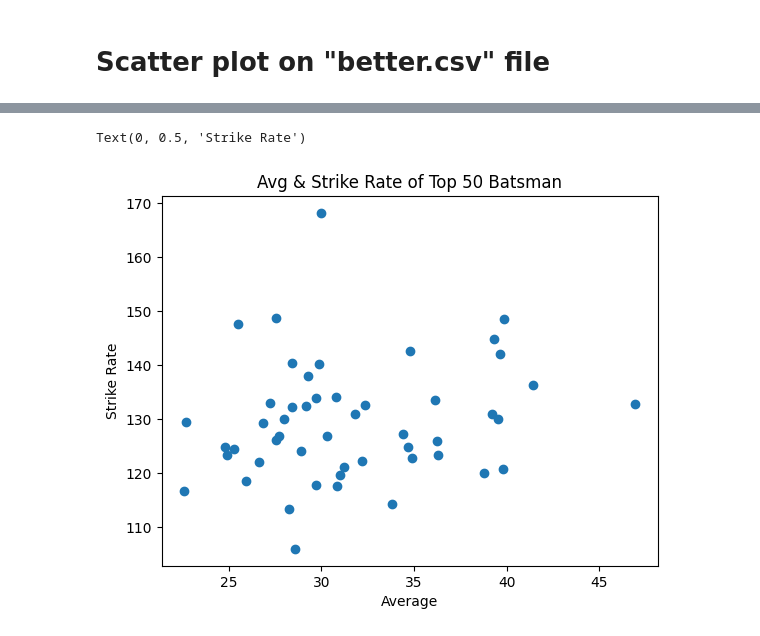
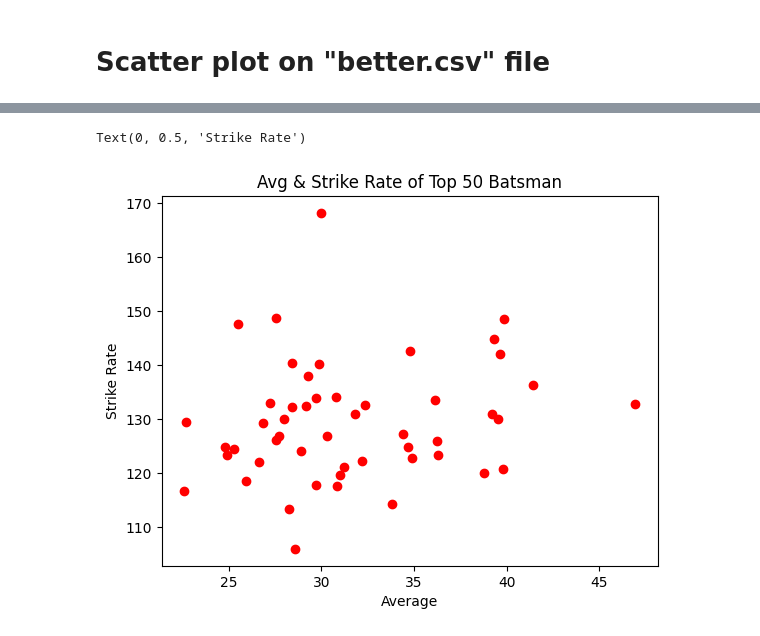
Before and after one commit to mohitjaryal/matplotlib, a Jupyter notebook: Datavisulization/Scatter-Plot/betterDataSet.ipynb, the cells around one changed output, grey strips where cells are left out. Saved outputs shown, nothing was run; the diff lists cells and outputs as text; code cells hidden in the pictures.

```diff
--- a/Datavisulization/Scatter-Plot/betterDataSet.ipynb
+++ b/Datavisulization/Scatter-Plot/betterDataSet.ipynb
@@ -49,10 +49,10 @@ print(better)
 # %%
 # scatter plot
 
-plt.scatter(better['avg'],better['strike_rate'])
+plt.scatter(better['avg'],better['strike_rate'],color='red')
 plt.title('Avg & Strike Rate of Top 50 Batsman')
 plt.xlabel('Average')
 plt.ylabel('Strike Rate')
 # %% [output]
 Text(0, 0.5, 'Strike Rate')
-[figure, old version]
+[figure, new version]
```
Also changed, not shown: parts of 2 cells of this notebook.
